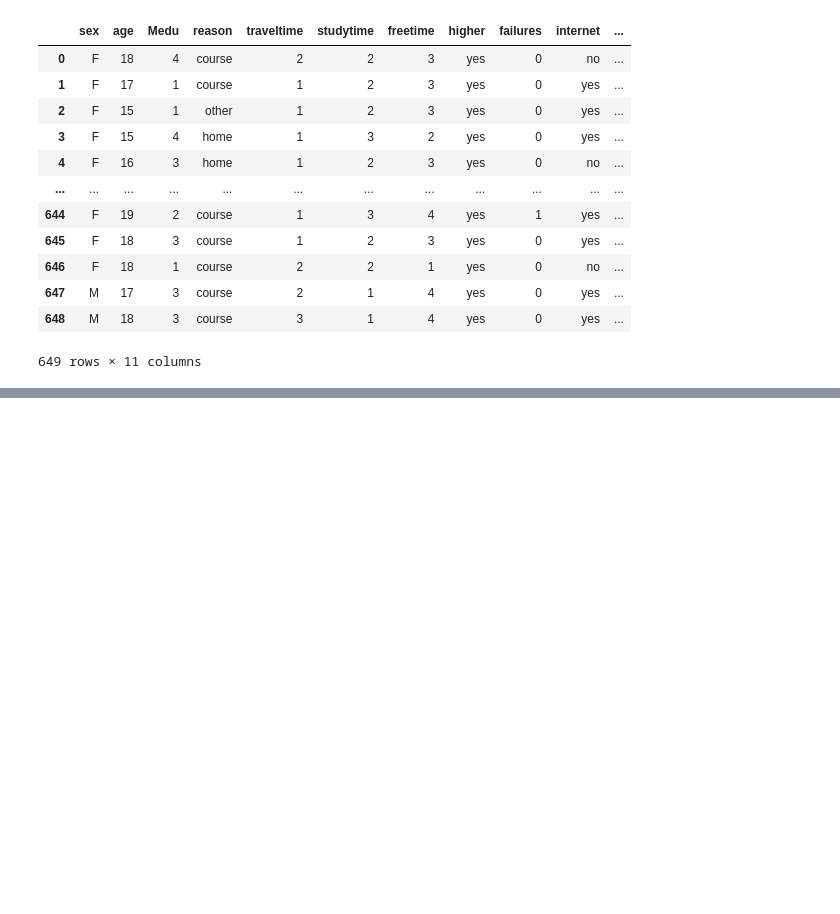
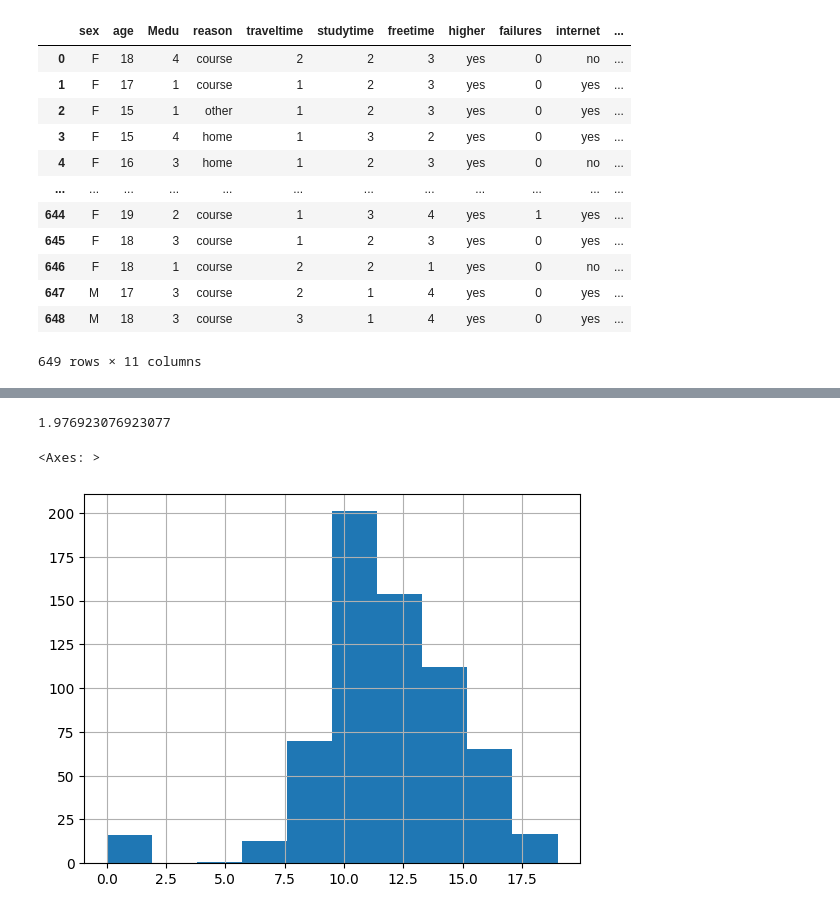
Before and after one commit to Jayesen/ml_for_learners, a Jupyter notebook: Classification.ipynb, the cells around one changed output, grey strips where cells are left out. Cells and saved outputs as stored; diff of their text form; code cells hidden in the pictures; blank space fills up the shorter version.

```diff
--- a/Classification.ipynb
+++ b/Classification.ipynb
@@ -104,0 +230,13 @@ df_dropped
+# %%
+#Assessing using different metrics - MAE
+from sklearn.metrics import mean_absolute_error
+
+y_test_pred = model.predict(X_test_transformed)
+mean_absolute_error(y_test, y_test_pred)
+# %% [output]
+1.976923076923077
+# %%
+df_dropped.G3.hist()
+# %% [output]
+<Axes: >
+[figure, added]
```
Also changed, not shown: parts of 14 cells of this notebook, 2 other files.
